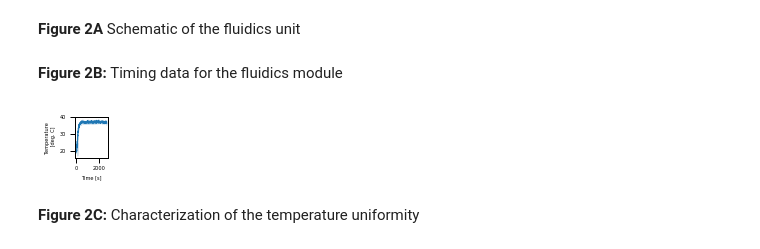
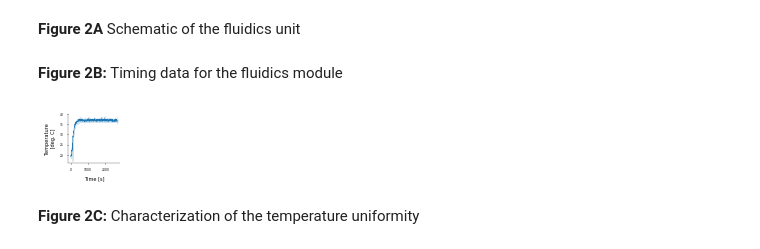
Before and after one commit to czbiohub/InSituPlatform-Manuscript, a Jupyter notebook: Figure2/Figure 2.ipynb, the cells around one changed output. Cells and saved outputs as stored; diff of their text form; code cells hidden in the pictures.

```diff
--- a/Figure2/Figure 2.ipynb
+++ b/Figure2/Figure 2.ipynb
@@ -4,44 +32,52 @@ This figure presents the design and characterization of the InSituPrep hardware
+# %%
+from matplotlib import pyplot as plt
+import numpy as np
+import pandas as pd
+import seaborn as sns
+
+plt.style.use('../main_fig_style')
 # %% [markdown]
 **Figure 2A** Schematic of the fluidics unit
 # %% [markdown]
 **Figure 2B:** Timing data for the fluidics module
 # %%
-import numpy as np
-from matplotlib import pyplot as plt
-import pandas as pd
-import seaborn as sns
-
 # Import the data
 temp_data = np.genfromtxt('./Figure2C/temperatures.txt', delimiter=",")
 
 
 times = []
 temps = []
 positions = []
 
 for i, t in enumerate(temp_data):
 
     for fc, val in enumerate(t):
         times.append(5 * i)
         temps.append(val)
         positions.append(fc)
 
 temp_df = pd.DataFrame(data={'time':times, 'position':positions, 'temp':temps})
 
-fig_size = (1, 1)
+fig_size = (0.8, 0.8)
 
-fig, ax = plt.subplots(figsize=fig_size)
-sns.set_context("paper", rc={"font.size":2,"axes.titlesize":5,"axes.labelsize":5, "ytick.labelsize": 5,"xtick.labelsize": 5})
+fig, ax = plt.subplots(frameon=False)
+#sns.set_context("paper", rc={"font.size":2,"axes.titlesize":5,"axes.labelsize":5, "ytick.labelsize": 5,"xtick.labelsize": 5})
 sns.lineplot(x='time', y='temp', ci="sd", data=temp_df, ax=ax);
 
 ax.set_xlabel('Time [s]');
 ax.set_ylabel('Temperature \n [deg. C]');
 
-plt.tight_layout()
-fig.set_size_inches(fig_size[0], fig_size[1])
+#ax.yaxis.get_label().set_fontsize(5)
+#ax.xaxis.get_label().set_fontsize(5)
+
+
+fig.tight_layout()
+fig.set_size_inches((fig_size[0], fig_size[1]))
+
+plt.draw()
 
 plt.savefig("Figure2C.pdf", transparent=True, bbox_inches = "tight")
 # %% [output]
-[figure, old version]
+[figure, new version]
 # %% [markdown]
 **Figure 2C:** Characterization of the temperature uniformity
```
Also changed, not shown: parts of 1 cell of this notebook, 9 other files.
